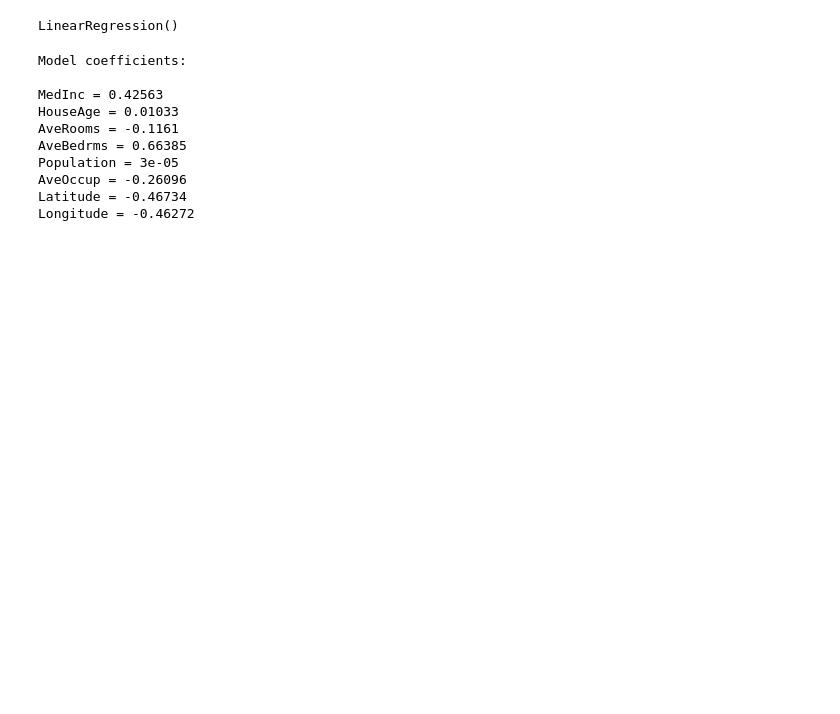
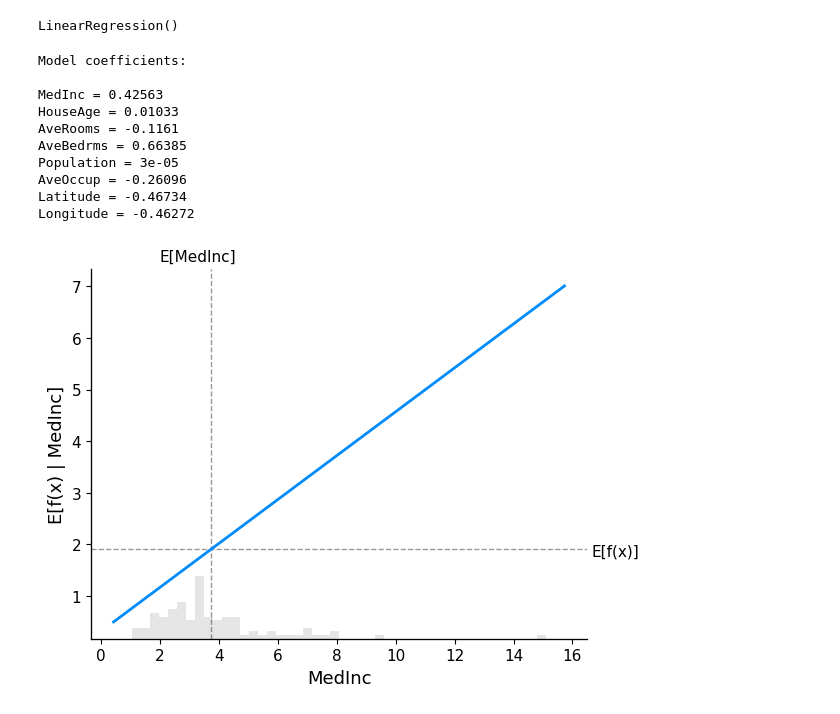
Before and after one commit to zachfox/xai-causal-tutorial, a Jupyter notebook: notebooks/SHAP-demo.ipynb, the cells around one changed output. Drawn from its saved outputs; the diff is of its cells as text; code cells hidden in the pictures; blank space fills up the shorter version.

```diff
--- a/notebooks/SHAP-demo.ipynb
+++ b/notebooks/SHAP-demo.ipynb
@@ -5,7 +8,7 @@ import shap
 # a classic housing price dataset
 X, y = shap.datasets.california(n_points=1000)
 
-X_subsample = shap.utils.sample(X, 100)  # 100 instances for use as the background distribution
+X100 = shap.utils.sample(X, 100)  # 100 instances for use as the background distribution
 
 # a simple linear model
 model = sklearn.linear_model.LinearRegression()
@@ -27,3 +30,14 @@ Population = 3e-05
 AveOccup = -0.26096
 Latitude = -0.46734
 Longitude = -0.46272
+# %%
+shap.partial_dependence_plot(
+    "MedInc",
+    model.predict,
+    X100,
+    ice=False,
+    model_expected_value=True,
+    feature_expected_value=True,
+)
+# %% [output]
+[figure, added]
```
Also changed, not shown: parts of 5 cells of this notebook, 1 other file.
